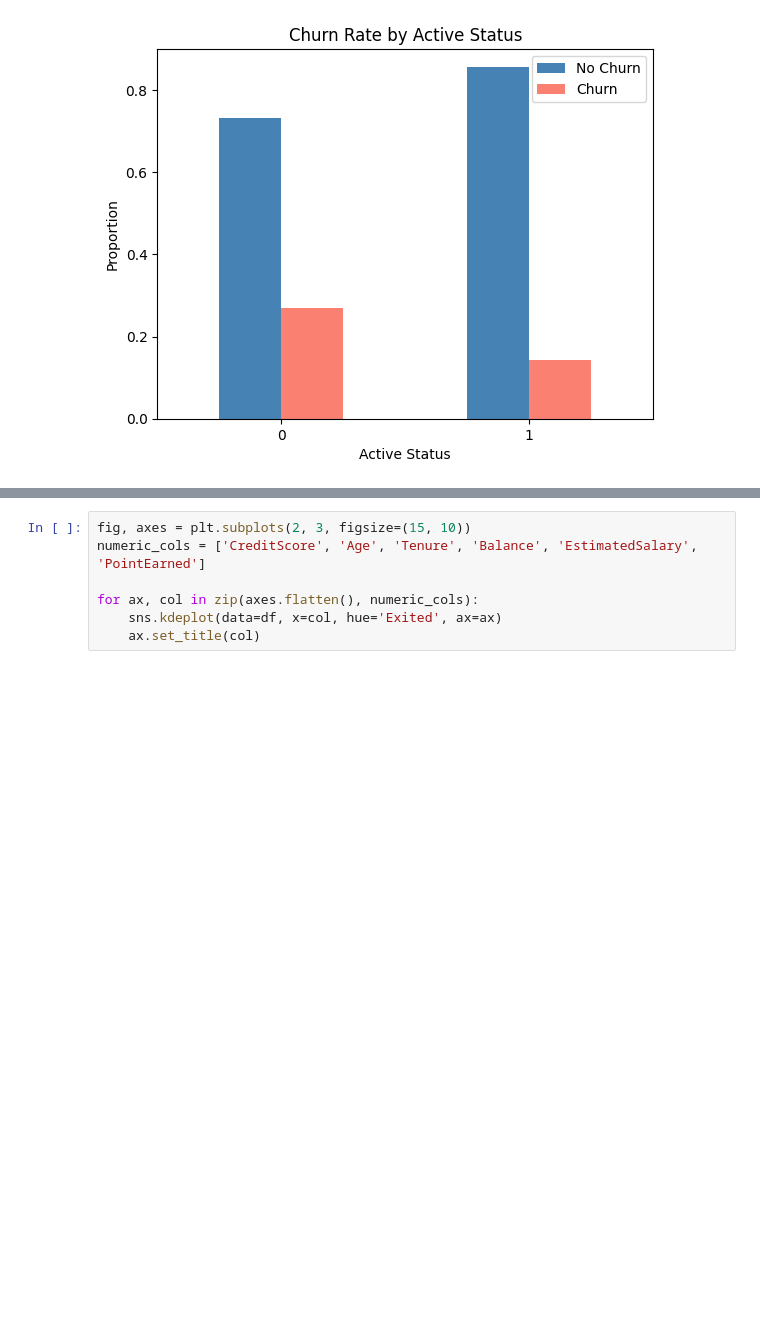
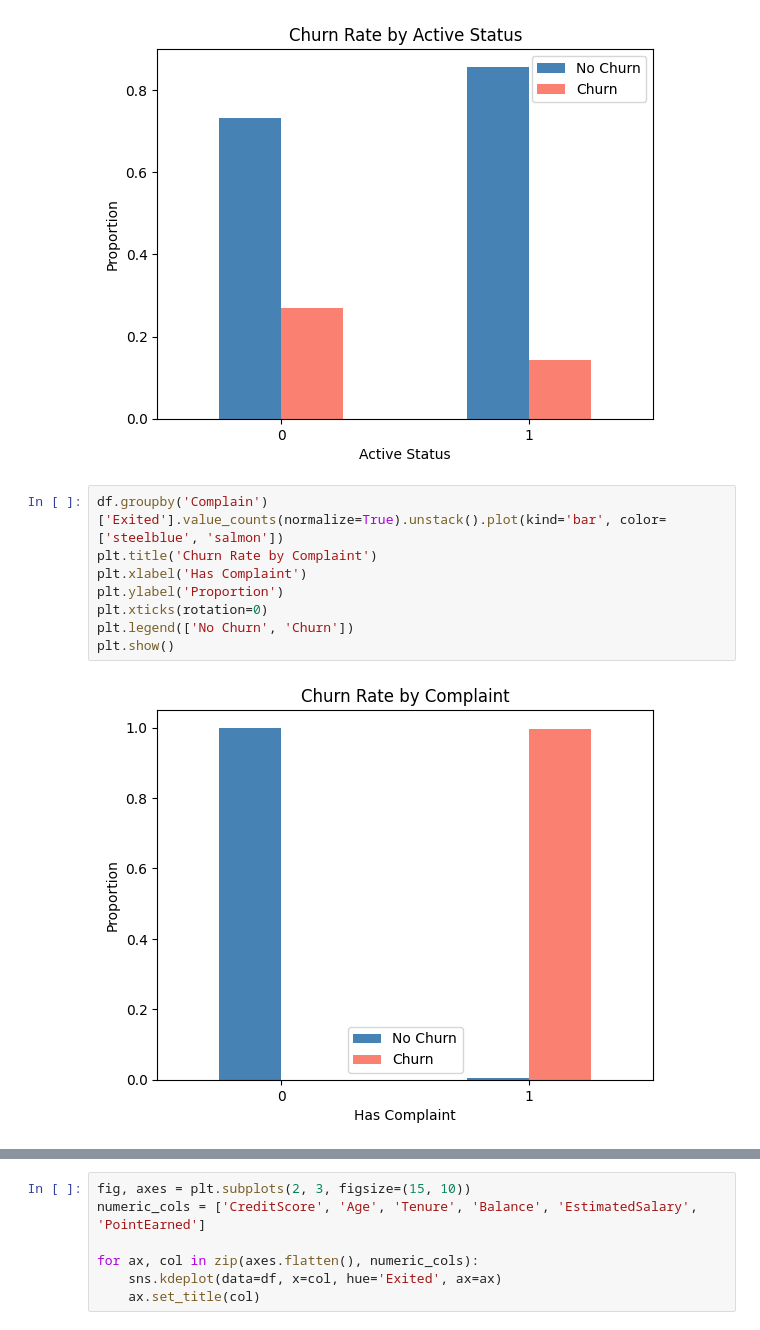
Before and after one commit to kobrien-data/churn-prediction-mlops-aws, a Jupyter notebook: notebooks/01_eda.ipynb, the cells around one changed output, grey strips where cells are left out. Cells and saved outputs as stored; diff of their text form; blank space fills up the shorter version.

Commit message:
updated notebook with findings and extra chart

```diff
--- a/notebooks/01_eda.ipynb
+++ b/notebooks/01_eda.ipynb
@@ -185,3 +186,13 @@ plt.legend(['No Churn', 'Churn'])
 plt.show()
 # %% [output]
 [figure]
+# %%
+df.groupby('Complain')['Exited'].value_counts(normalize=True).unstack().plot(kind='bar', color=['steelblue', 'salmon'])
+plt.title('Churn Rate by Complaint')
+plt.xlabel('Has Complaint')
+plt.ylabel('Proportion')
+plt.xticks(rotation=0)
+plt.legend(['No Churn', 'Churn'])
+plt.show()
+# %% [output]
+[figure, added]
```
Also changed, not shown: parts of 6 cells of this notebook.
